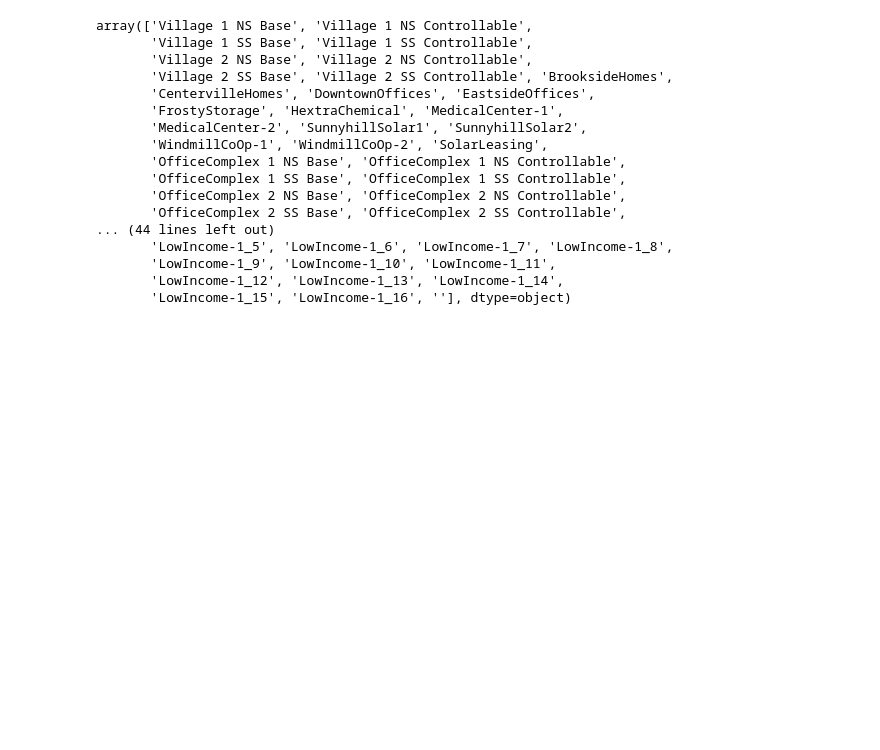
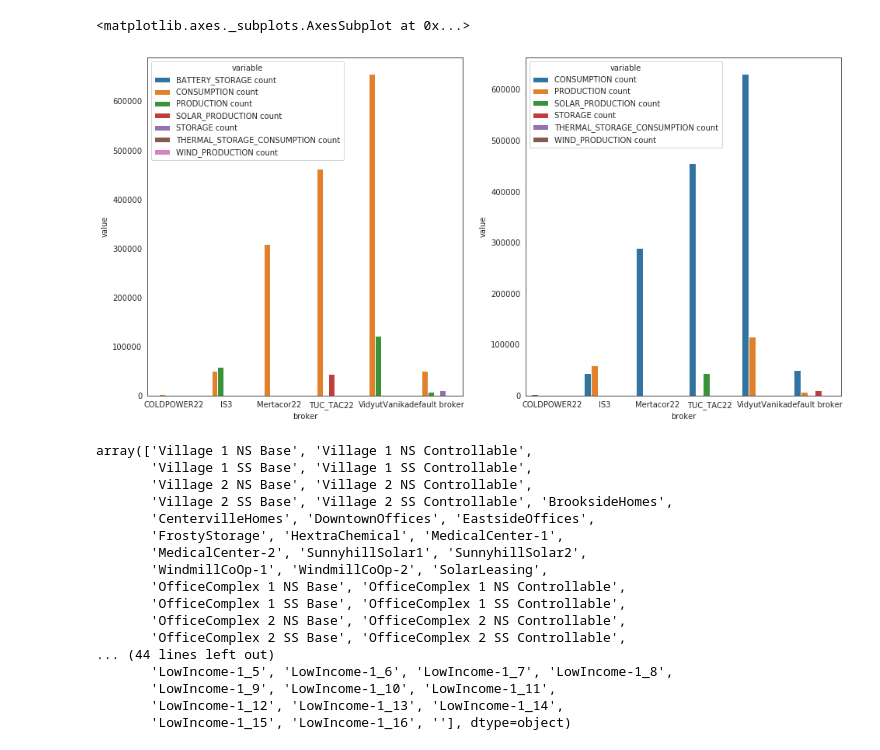
Before and after one commit to ducanhnguyen99/is3-powertac-ev-kpis, a Jupyter notebook: analysis/exploratory_tariff_type.ipynb, the cells around one changed output. Cells and saved outputs as stored; diff of their text form; code cells hidden in the pictures; blank space fills up the shorter version.

```diff
--- a/analysis/exploratory_tariff_type.ipynb
+++ b/analysis/exploratory_tariff_type.ipynb
@@ -149,3 +338,42 @@ f.tight_layout()
+# %%
+tf_type_subs = tf_transactions[['broker-name', 'tariff-type', "transaction-type"
+                              , 'customer-name', 'customer-count']].copy()
+#tf_type_dist = tf_type_dist[tf_type_dist['customer-name'] == 'residential_ev']
+
+tf_type_subs = tf_type_subs[(tf_type_subs["transaction-type"] == "SIGNUP") | (tf_type_subs["transaction-type"] == "WITHDRAW")]
+tf_type_subs = tf_type_subs[["broker-name", "tariff-type"
+                             , "transaction-type", "customer-count"]
+                           ].groupby(by = ['broker-name', "tariff-type", "transaction-type" ]).sum()
+tf_type_subs = tf_type_subs.reset_index()
+tf_type_subs.columns = ['broker', 'tariff-type', 'transaction-type', 'count']
+
+subs_sign = tf_type_subs[tf_type_subs["transaction-type"] == "SIGNUP"][['broker', 'tariff-type', 'count']].copy()
+subs_withdraw = tf_type_subs[tf_type_subs["transaction-type"] == "WITHDRAW"][['broker', 'tariff-type', 'count']].copy()
+
+subs_sign = subs_sign.pivot(columns='tariff-type', index='broker')
+subs_sign.columns = subs_sign.columns.swaplevel().map(' '.join)
+subs_sign = subs_sign.replace(np.nan,0)
+subs_sign = subs_sign.reset_index()
+
+subs_withdraw = subs_withdraw.pivot(columns='tariff-type', index='broker')
+subs_withdraw.columns = subs_withdraw.columns.swaplevel().map(' '.join)
+subs_withdraw = subs_withdraw.replace(np.nan,0)
+subs_withdraw = subs_withdraw.reset_index()
+
+subs_sign_count = subs_sign.loc[:, subs_sign.columns != "broker"]
+subs_withdraw_count = subs_withdraw.loc[:, subs_withdraw.columns != "broker"]
+
+df_melt_subs_sign = pd.melt(subs_sign, id_vars=['broker'], value_vars=subs_sign_count.columns.tolist())
+df_melt_subs_withdraw = pd.melt(subs_withdraw, id_vars=['broker'], value_vars=subs_withdraw_count.columns.tolist())
+
+
+f, axes = plt.subplots(1,2, figsize = (16,8))
+
+sns.barplot(x='broker', y='value', hue='variable', data=df_melt_subs_sign, ax = axes[0])
+sns.barplot(x='broker', y='value', hue='variable', data=df_melt_subs_withdraw, ax = axes[1])
+# %% [output]
+<matplotlib.axes._subplots.AxesSubplot at 0x...>
+[figure, added]
 # %%
 tf_transactions['customer-name'].unique()
 # %% [output]
```
Also changed, not shown: parts of 4 cells of this notebook, 11 other files.
